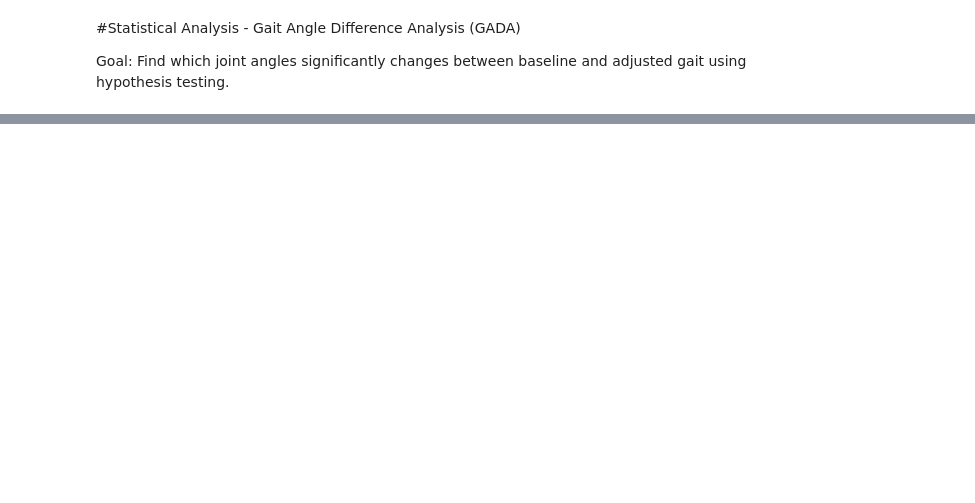
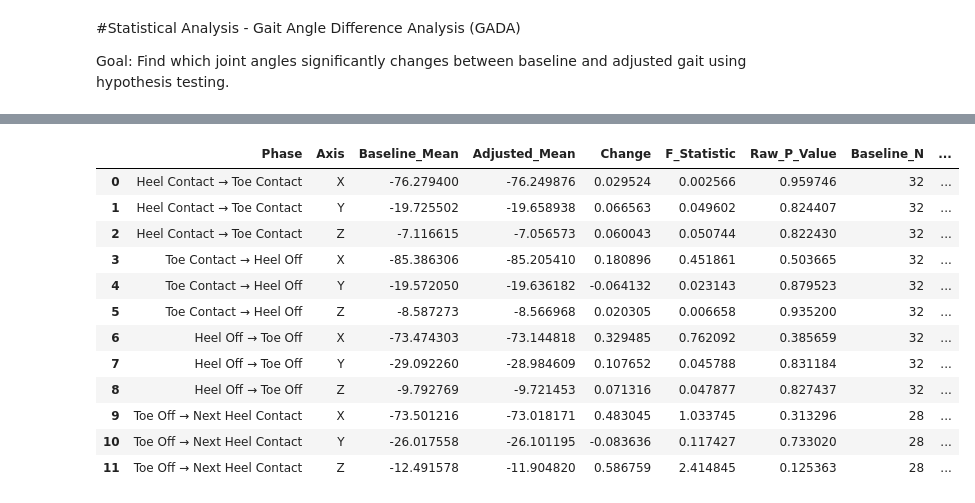
Before and after one commit to alveana/Gait-Angle-Difference-Analysis-, a Jupyter notebook: GaitAngleDifferenceAnalysis.ipynb, the cells around one changed output, grey strips where cells are left out. Drawn from its saved outputs; the diff is of its cells as text; code cells hidden in the pictures; blank space fills up the shorter version.

```diff
--- a/GaitAngleDifferenceAnalysis.ipynb
+++ b/GaitAngleDifferenceAnalysis.ipynb
@@ -419,0 +621,82 @@ Event: Heel_Contact
+# %%
+# ============================================================
+# METHOD 2: PHASE-AVERAGE STATISTICAL COMPARISON
+# ============================================================
+
+method_2_results = []
+
+for phase in phase_order:
+
+    phase_data = method_2_features[
+        method_2_features["Phase"] == phase
+    ]
+
+    for angle in angles:
+
+        outcome = f"{angle}_Mean"
+
+        baseline_values = phase_data.loc[
+            phase_data["Condition"] == "baseline",
+            outcome
+        ].dropna()
+
+        adjusted_values = phase_data.loc[
+            phase_data["Condition"] == "adjusted",
+            outcome
+        ].dropna()
+
+        if len(baseline_values) < 2 or len(adjusted_values) < 2:
+            continue
+
+        f_statistic, p_value = f_oneway(
+            baseline_values,
+            adjusted_values
+        )
+
+        method_2_results.append({
+            "Phase": phase,
+            "Axis": angle,
+            "Baseline_Mean": baseline_values.mean(),
+            "Adjusted_Mean": adjusted_values.mean(),
+            "Change": (
+                adjusted_values.mean()
+                - baseline_values.mean()
+            ),
+            "F_Statistic": f_statistic,
+            "Raw_P_Value": p_value,
+            "Baseline_N": len(baseline_values),
+            "Adjusted_N": len(adjusted_values)
+        })
+
+method_2_results = pd.DataFrame(method_2_results)
+
+if not method_2_results.empty:
+
+    rejected, corrected_p, _, _ = multipletests(
+        method_2_results["Raw_P_Value"],
+        alpha=0.05,
+        method="fdr_bh"
+    )
+
+    method_2_results["FDR_P_Value"] = corrected_p
+    method_2_results["FDR_Significant"] = rejected
+
+    method_2_results = method_2_results.sort_values(
+        "FDR_P_Value"
+    ).reset_index(drop=True)
+
+display(method_2_results)
+# %% [output]
+|  | Phase | Axis | Baseline_Mean | Adjusted_Mean | Change | F_Statistic | Raw_P_Value | Baseline_N | ... |
+| 0 | Heel Contact → Toe Contact | X | -76.279400 | -76.249876 | 0.029524 | 0.002566 | 0.959746 | 32 | ... |
+| 1 | Heel Contact → Toe Contact | Y | -19.725502 | -19.658938 | 0.066563 | 0.049602 | 0.824407 | 32 | ... |
+| 2 | Heel Contact → Toe Contact | Z | -7.116615 | -7.056573 | 0.060043 | 0.050744 | 0.822430 | 32 | ... |
+| 3 | Toe Contact → Heel Off | X | -85.386306 | -85.205410 | 0.180896 | 0.451861 | 0.503665 | 32 | ... |
+| 4 | Toe Contact → Heel Off | Y | -19.572050 | -19.636182 | -0.064132 | 0.023143 | 0.879523 | 32 | ... |
+| 5 | Toe Contact → Heel Off | Z | -8.587273 | -8.566968 | 0.020305 | 0.006658 | 0.935200 | 32 | ... |
+| 6 | Heel Off → Toe Off | X | -73.474303 | -73.144818 | 0.329485 | 0.762092 | 0.385659 | 32 | ... |
+| 7 | Heel Off → Toe Off | Y | -29.092260 | -28.984609 | 0.107652 | 0.045788 | 0.831184 | 32 | ... |
+| 8 | Heel Off → Toe Off | Z | -9.792769 | -9.721453 | 0.071316 | 0.047877 | 0.827437 | 32 | ... |
+| 9 | Toe Off → Next Heel Contact | X | -73.501216 | -73.018171 | 0.483045 | 1.033745 | 0.313296 | 28 | ... |
+| 10 | Toe Off → Next Heel Contact | Y | -26.017558 | -26.101195 | -0.083636 | 0.117427 | 0.733020 | 28 | ... |
+| 11 | Toe Off → Next Heel Contact | Z | -12.491578 | -11.904820 | 0.586759 | 2.414845 | 0.125363 | 28 | ... |
```
Also changed, not shown: parts of 28 cells of this notebook.
